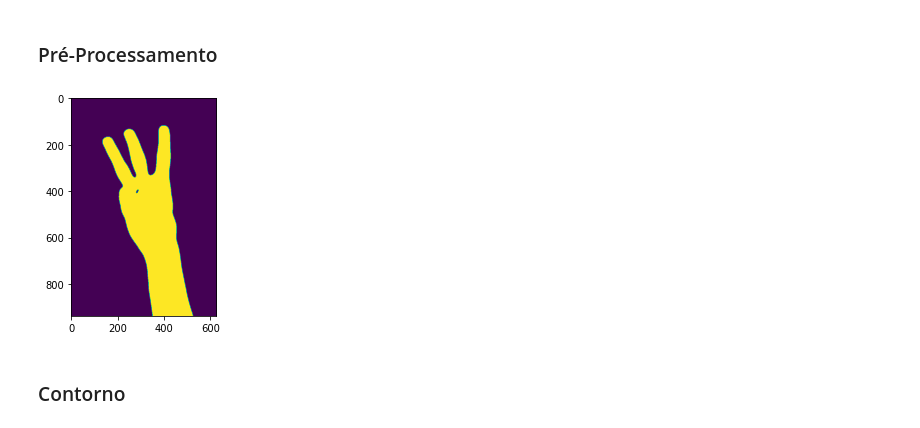
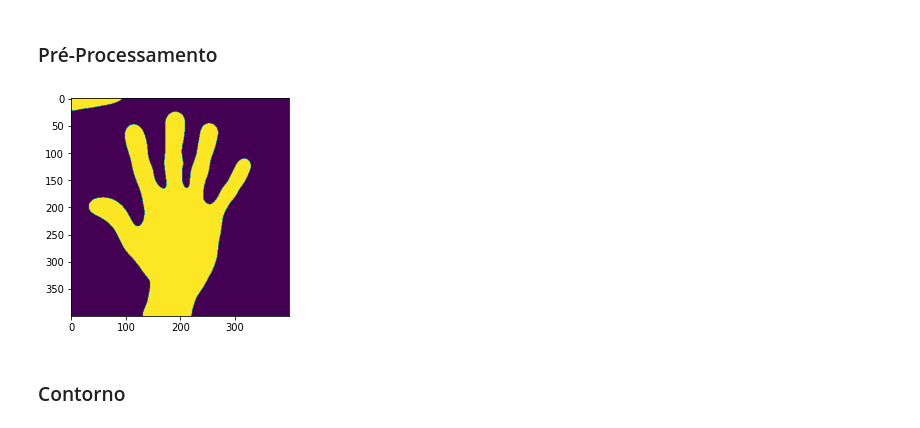
Before and after one commit to GodKelvin/PDI_Contagem_Dedos, a Jupyter notebook: Kelvin_Lehrback_Contagem_Dedos.ipynb, the cells around one changed output. Drawn from its saved outputs; the diff is of its cells as text; code cells hidden in the pictures.

```diff
--- a/Kelvin_Lehrback_Contagem_Dedos.ipynb
+++ b/Kelvin_Lehrback_Contagem_Dedos.ipynb
@@ -112,23 +112,23 @@ show_img_draw(imagem.copy())
 # %% [markdown]
 ### Pré-Processamento
 # %%
-imagem_teste = "base1/mao3.jpg"
+imagem_teste = "base1/mao5.jpg"
 imagem = cv2.imread(imagem_teste)
 #Aplicando binarizacao de OTSU
 #_, thresh1 = cv2.theshold(grey, 0, 255, cv2.THRESH_BINARY_INV + cv2.THRESH_OTSU)
 
 #show_img(imagem)
 
 img_grey = img_to_grey(imagem)
 #show_img(img_grey)
 
 img_gaus = gaussian_blur(img_grey)
 #show_img(img_gaus)
 
 img_bin = bin_otsu(img_gaus)
 show_img(img_bin)
 # %% [output]
-[figure, old version]
+[figure, new version]
 # %% [markdown]
 ### Contorno
 # %%
```
Also changed, not shown: parts of 6 cells of this notebook.
